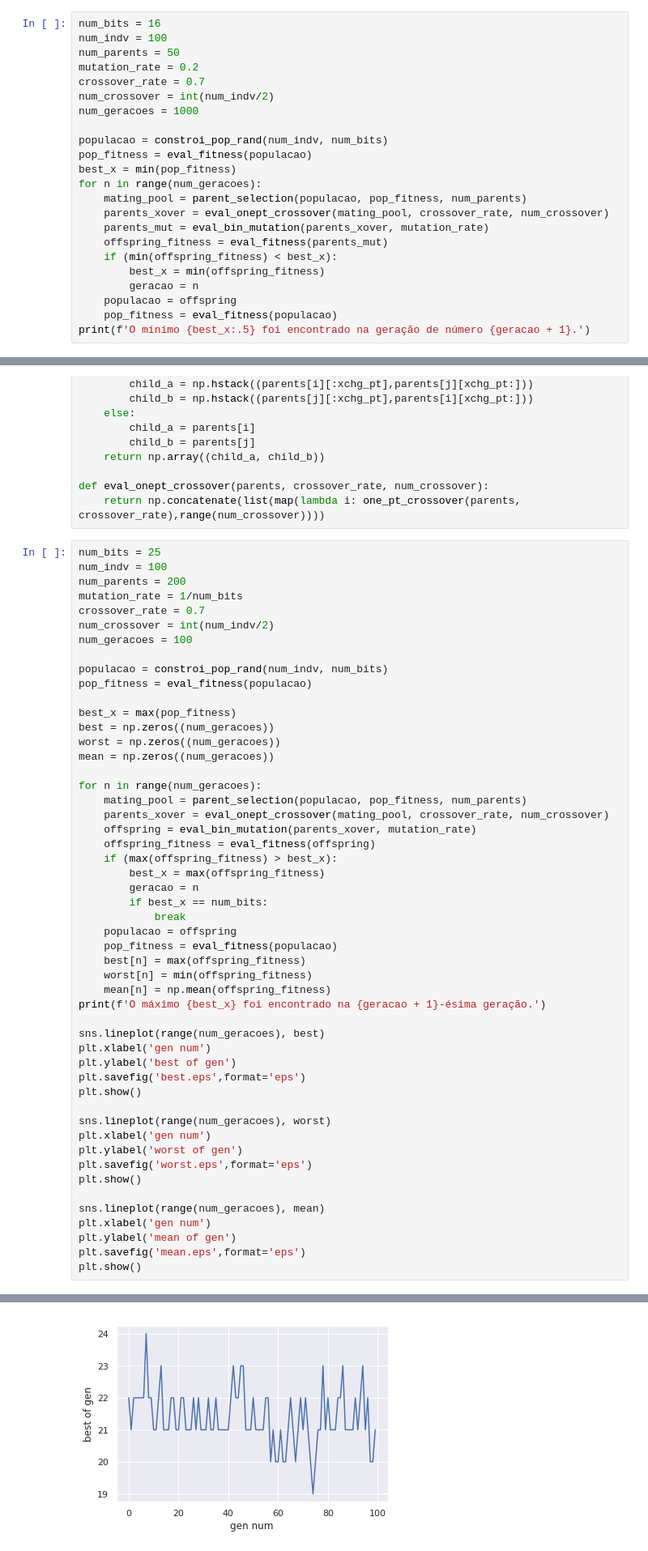
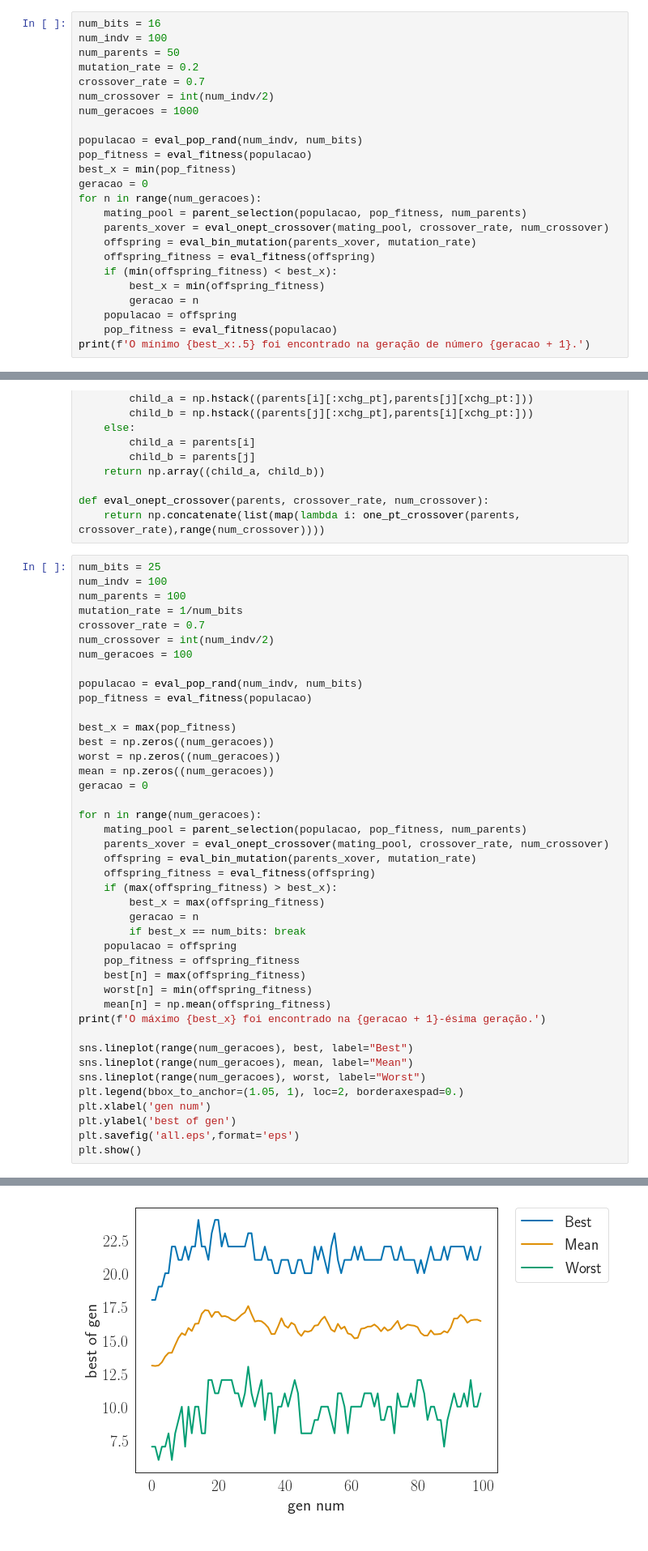
Before and after one commit to mesquita/otmnat, a Jupyter notebook: lista_4/codigo/Lista_4.ipynb, the cells around one changed output, grey strips where cells are left out. Shown: that part at 81% size. Saved outputs shown, nothing was run; the diff lists cells and outputs as text.

```diff
--- a/lista_4/codigo/Lista_4.ipynb
+++ b/lista_4/codigo/Lista_4.ipynb
@@ -80,14 +96,15 @@ crossover_rate = 0.7
 num_crossover = int(num_indv/2)
 num_geracoes = 1000
 
-populacao = constroi_pop_rand(num_indv, num_bits)
+populacao = eval_pop_rand(num_indv, num_bits)
 pop_fitness = eval_fitness(populacao)
 best_x = min(pop_fitness)
+geracao = 0
 for n in range(num_geracoes):
     mating_pool = parent_selection(populacao, pop_fitness, num_parents)
     parents_xover = eval_onept_crossover(mating_pool, crossover_rate, num_crossover)
-    parents_mut = eval_bin_mutation(parents_xover, mutation_rate)
-    offspring_fitness = eval_fitness(parents_mut)
+    offspring = eval_bin_mutation(parents_xover, mutation_rate)
+    offspring_fitness = eval_fitness(offspring)
     if (min(offspring_fitness) < best_x):
         best_x = min(offspring_fitness)
         geracao = n
@@ -152,19 +169,20 @@ def eval_onept_crossover(parents, crossover_rate, num_crossover):
 # %%
 num_bits = 25
 num_indv = 100
-num_parents = 200
+num_parents = 100
 mutation_rate = 1/num_bits
 crossover_rate = 0.7
 num_crossover = int(num_indv/2)
 num_geracoes = 100
 
-populacao = constroi_pop_rand(num_indv, num_bits)
+populacao = eval_pop_rand(num_indv, num_bits)
 pop_fitness = eval_fitness(populacao)
 
 best_x = max(pop_fitness)
 best = np.zeros((num_geracoes))
 worst = np.zeros((num_geracoes))
 mean = np.zeros((num_geracoes))
+geracao = 0
 
 for n in range(num_geracoes):
     mating_pool = parent_selection(populacao, pop_fitness, num_parents)
@@ -174,30 +192,20 @@ for n in range(num_geracoes):
     if (max(offspring_fitness) > best_x):
         best_x = max(offspring_fitness)
         geracao = n
-        if best_x == num_bits:
-            break
+        if best_x == num_bits: break
     populacao = offspring
-    pop_fitness = eval_fitness(populacao)
+    pop_fitness = offspring_fitness
     best[n] = max(offspring_fitness)
     worst[n] = min(offspring_fitness)
     mean[n] = np.mean(offspring_fitness)
 print(f'O máximo {best_x} foi encontrado na {geracao + 1}-ésima geração.')
 
-sns.lineplot(range(num_geracoes), best)
+sns.lineplot(range(num_geracoes), best, label="Best")
+sns.lineplot(range(num_geracoes), mean, label="Mean")
+sns.lineplot(range(num_geracoes), worst, label="Worst")
+plt.legend(bbox_to_anchor=(1.05, 1), loc=2, borderaxespad=0.)
 plt.xlabel('gen num')
 plt.ylabel('best of gen')
-plt.savefig('best.eps',format='eps')
+plt.savefig('all.eps',format='eps')
 plt.show()
-
-sns.lineplot(range(num_geracoes), worst)
-plt.xlabel('gen num')
-plt.ylabel('worst of gen')
-plt.savefig('worst.eps',format='eps')
-plt.show()
-
-sns.lineplot(range(num_geracoes), mean)
-plt.xlabel('gen num')
-plt.ylabel('mean of gen')
-plt.savefig('mean.eps',format='eps')
-plt.show()
 # %% [output]
@@ -205 +213 @@ O máximo 24 foi encontrado na 8-ésima geração.
-[figure, old version]
+[figure, new version]
```
Also changed, not shown: parts of 10 cells of this notebook, 1 other file.
